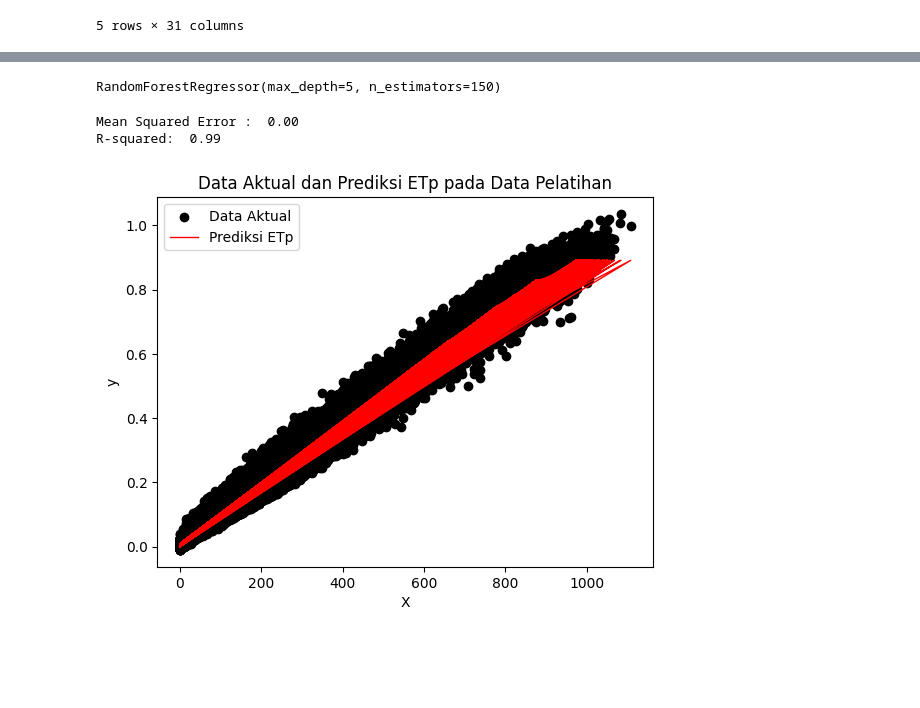
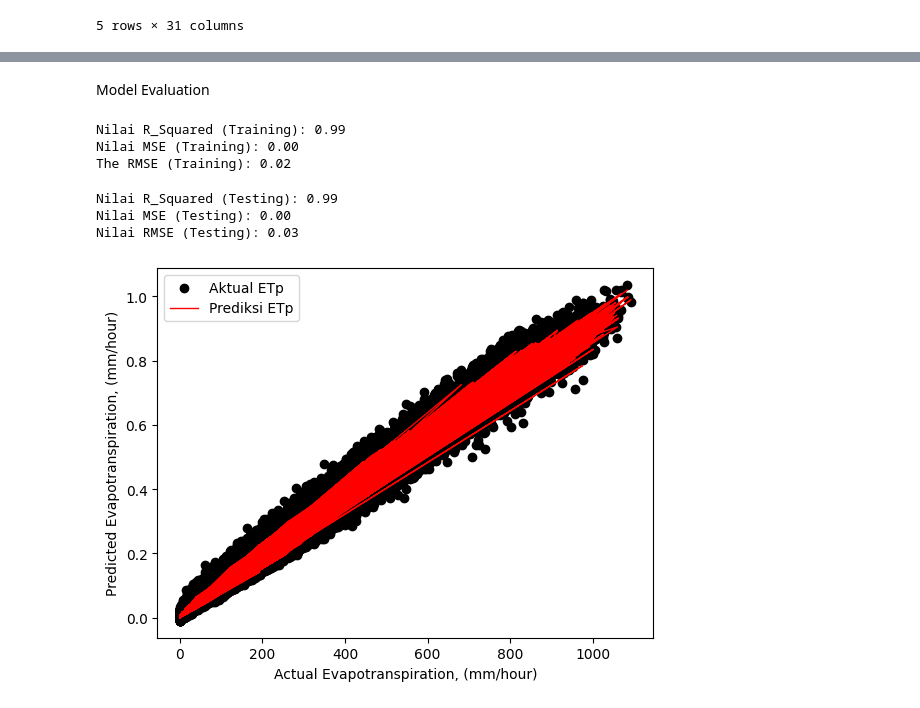
Before and after one commit to Aprilianiput21/TA_Model-ETp, a Jupyter notebook: RF_Nawungan_Rs.ipynb, the cells around one changed output, grey strips where cells are left out. Saved outputs shown, nothing was run; the diff lists cells and outputs as text; code cells hidden in the pictures; blank space fills up the shorter version.

```diff
--- a/RF_Nawungan_Rs.ipynb
+++ b/RF_Nawungan_Rs.ipynb
@@ -53 +64,8 @@ features_variabel = df['Rs']
+# %%
+#Input features dan target variable
+features_variable = df['Rs']
+target_variable = df['ET']
+
+X = features_variable #independent variabel
+y = target_variable #dependent variabel
 # %%
@@ -60,40 +78,51 @@ X_train, X_test, y_train, y_test = train_test_split(X, y, test_size = 0.3)
 # %%
 #Random Forest Model
-model = RandomForestRegressor(n_estimators = 150, max_depth = 5)
+model = RandomForestRegressor(n_estimators = 150)
 # %%
 X_train_reshaped = X_train.values.reshape(-1, 1)
 X_test_reshaped = X_test.values.reshape(-1, 1)
-
-#Pelatihan model untuk data training
-model.fit(X_train_reshaped, y_train)
+#Fitting model
+rf = model.fit(X_train_reshaped, y_train)
-# %% [output]
-RandomForestRegressor(max_depth=5, n_estimators=150)
-# %%
-#Prediksi pada data training dan test
-x_pred = model.predict(X_train_reshaped)
-y_pred = model.predict(X_test_reshaped)
-
-# Evaluasi model
-mse = mean_squared_error(y_test, y_pred)
-r2 = r2_score(y_test, y_pred)
-
-
-print(f"Mean Squared Error : {mse: .2f}")
-print(f"R-squared: {r2: .2f}")
-# %% [output]
-Mean Squared Error :  0.00
-R-squared:  0.99
+# %% [markdown]
+Model Evaluation
+# %%
+#Prediction on Training Dataset
+ytrain_pred = rf.predict(X_train_reshaped)
+
+#Nilai R Squared pada Data Training
+print('Nilai R_Squared (Training): %.2f'% r2_score(y_train, ytrain_pred))
+#Nilai MSE pada Data Training
+print('Nilai MSE (Training): %.2f'% mean_squared_error(y_train, ytrain_pred))
+#Nilai RMSE pada Data Training
+print('The RMSE (Training): %.2f'% np.sqrt(mean_squared_error(y_train, ytrain_pred)))
+# %% [output]
+Nilai R_Squared (Training): 0.99
+Nilai MSE (Training): 0.00
+The RMSE (Training): 0.02
+# %%
+#Prediction on Testing Dataset
+ytest_pred =rf.predict(X_test_reshaped)
+
+#Nilai R Squared pada Data Testing
+print('Nilai R_Squared (Testing): %.2f'% r2_score(y_test, ytest_pred))
+#Nilai MSE pada Data Testing
+print('Nilai MSE (Testing): %.2f'% mean_squared_error(y_test, ytest_pred))
+#Nilai RMSE pada Data Testing
+print('Nilai RMSE (Testing): %.2f'% np.sqrt(mean_squared_error(y_test, ytest_pred)))
+# %% [output]
+Nilai R_Squared (Testing): 0.99
+Nilai MSE (Testing): 0.00
+Nilai RMSE (Testing): 0.03
 # %%
 import matplotlib.pyplot as plt
-# Plot data aktual dan prediksi pada data pelatihan
-plt.scatter(X_train, y_train, color='black', label='Data Aktual')
-plt.plot(X_train, x_pred, color='red', label='Prediksi ETp', linewidth=1)
-plt.title('Data Aktual dan Prediksi ETp pada Data Pelatihan')
-plt.xlabel('X')
-plt.ylabel('y')
+# Plot pada data pelatihan
+plt.scatter(X_train_reshaped, y_train, color='black', label='Aktual ETp')
+plt.plot(X_train_reshaped, ytrain_pred, color='red', label='Prediksi ETp', linewidth=1)
+plt.xlabel('Actual Evapotranspiration, (mm/hour)')
+plt.ylabel('Predicted Evapotranspiration, (mm/hour)')
 plt.legend()
 plt.show()
 # %% [output]
-[figure, old version]
+[figure, new version]
 # %%
 #Plot pada data test
```
Also changed, not shown: parts of 10 cells of this notebook.
